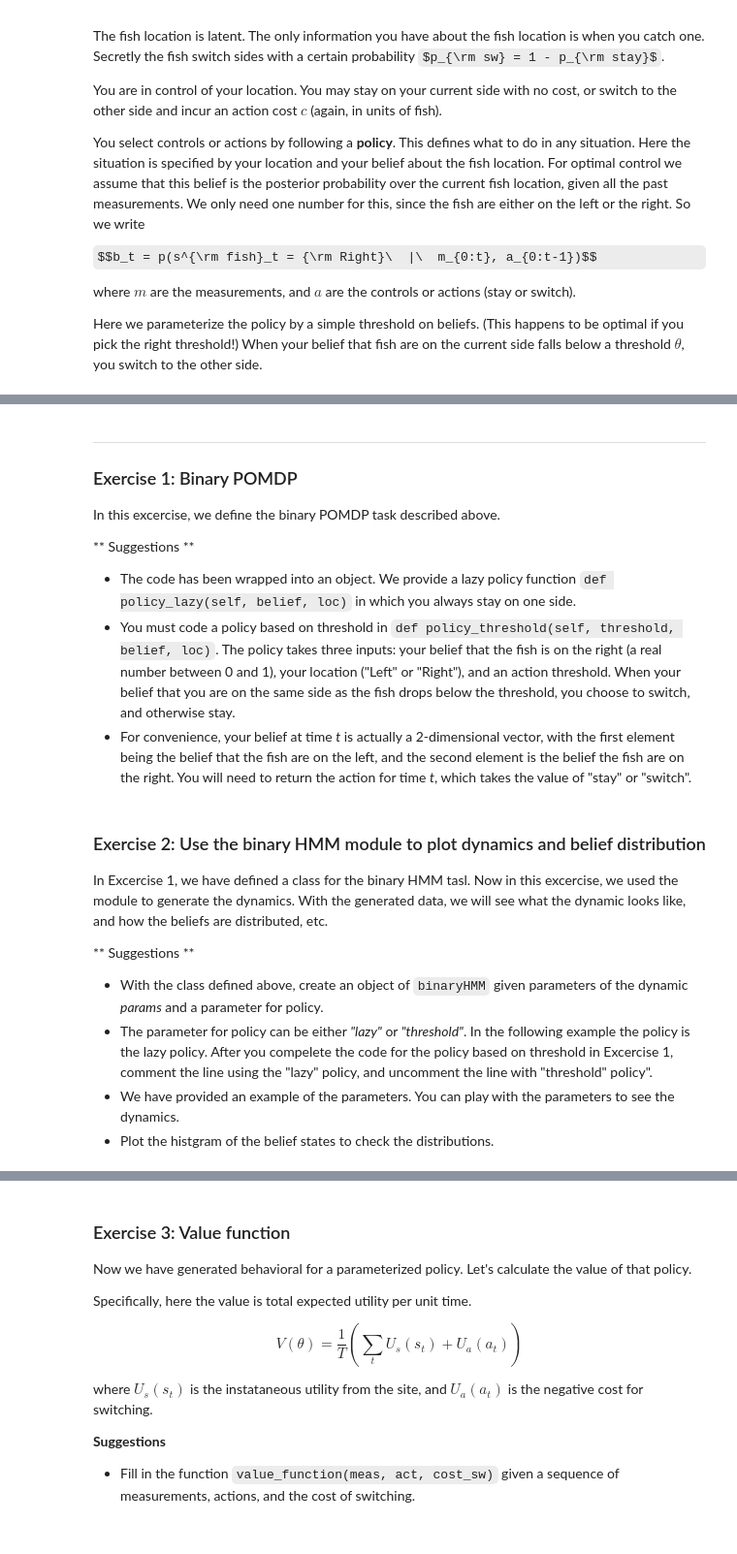
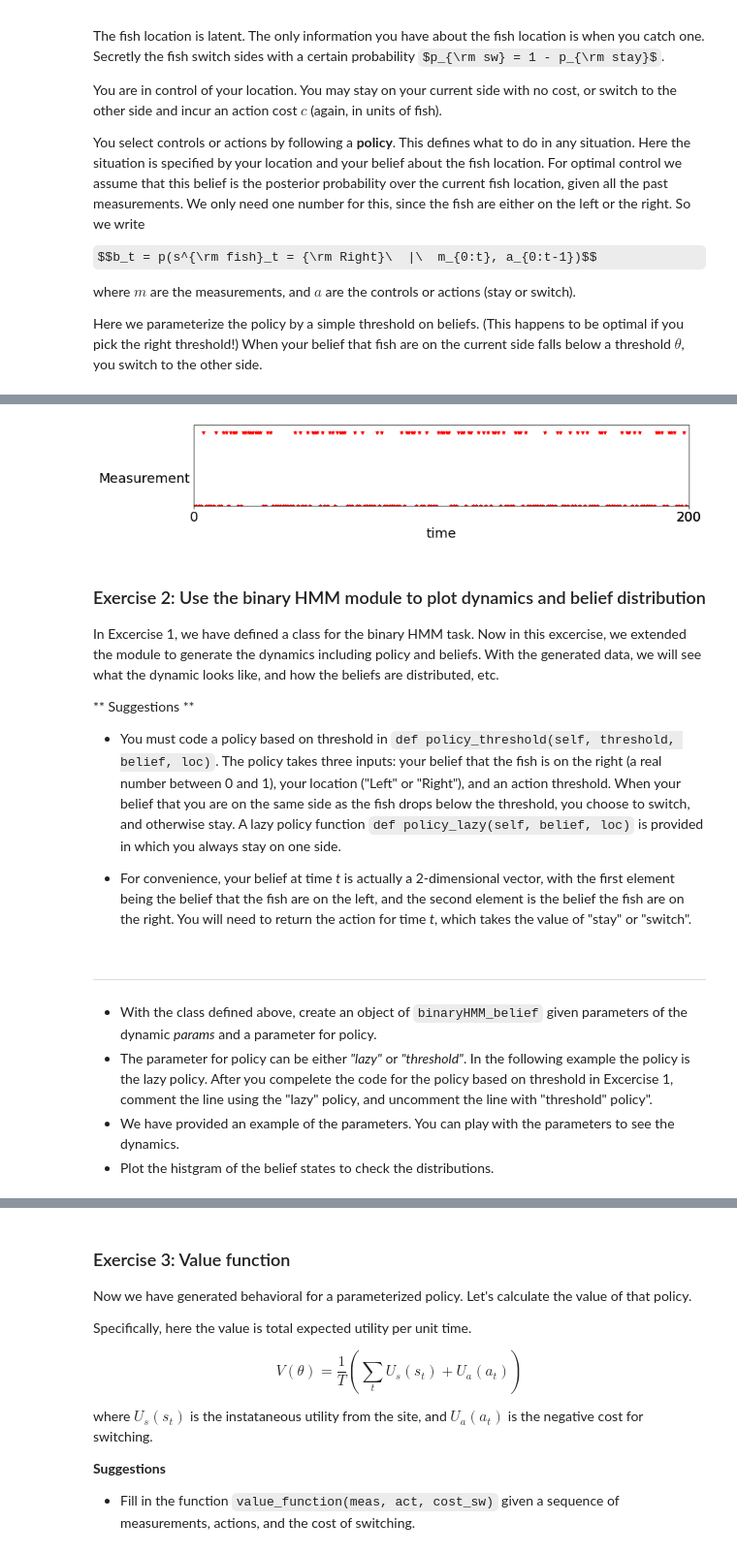
Before and after one commit to zhengww/NeuroMatchAcademy, a Jupyter notebook: Tutorial1_optimal_control_discrete.ipynb, the cells around one changed output, grey strips where cells are left out. Shown: that part at 97% size. Drawn from its saved outputs; the diff is of its cells as text; code cells hidden in the pictures; some formulas as TeX source.

```diff
--- a/Tutorial1_optimal_control_discrete.ipynb
+++ b/Tutorial1_optimal_control_discrete.ipynb
@@ -48,10 +185,25 @@ Here we parameterize the policy by a simple threshold on beliefs. (This happens
+# %%
+T = 1000
+
+p_stay = 1     # probability fish stay
+rp_high = .4    # p(catch fish) when you're on their side
+rp_low = .1     # p(catch fish) when you're on other side
+# %%
+params = [T, p_stay, rp_high, rp_low, _]
+
+binaryHMM_test = binaryHMM(params, world_initial= 0, loc_initial=0)
+world_state, loc, meas = binaryHMM_test.generateProcess_lazy()
+binaryHMM_test.plot_meas(meas)
+# %% [output]
+[figure, added]
 # %% [markdown]
----
-### Exercise 1: Binary POMDP
-In this excercise, we define the binary POMDP task described above.
+### Exercise 2: Use the binary HMM module to plot dynamics and belief distribution
+
+In Excercise 1, we have defined a class for the binary HMM task. Now in this excercise, we extended the module to generate the dynamics including policy and beliefs. With the generated data, we will see what the dynamic looks like, and how the beliefs are distributed, etc.
 
 ** Suggestions **
-* The code has been wrapped into an object. We provide a lazy policy function `def policy_lazy(self, belief, loc)` in which you always stay on one side.
-* You must code a policy based on threshold in `def policy_threshold(self, threshold, belief, loc)`. The policy takes three inputs: your belief that the fish is on the right (a real number between 0 and 1), your location ("Left" or "Right"), and an action threshold. When your belief that you are on the same side as the fish drops below the threshold, you choose to switch, and otherwise stay.
+
+* You must code a policy based on threshold in `def policy_threshold(self, threshold, belief, loc)`. The policy takes three inputs: your belief that the fish is on the right (a real number between 0 and 1), your location ("Left" or "Right"), and an action threshold. When your belief that you are on the same side as the fish drops below the threshold, you choose to switch, and otherwise stay. A lazy policy function `def policy_lazy(self, belief, loc)` is provided in which you always stay on one side.
+
 * For convenience, your belief at time *t* is actually a 2-dimensional vector, with the first element being the belief that the fish are on the left, and the second element is the belief the fish are on the right. You will need to return the action for time *t*, which takes the value of "stay" or "switch".
 # %%
@@ -254,12 +384,9 @@ class binaryHMM():
         plt.hist(belief, bins)
         plt.show()
 # %% [markdown]
-### Exercise 2: Use the binary HMM module to plot dynamics and belief distribution
+---
 
-In Excercise 1, we have defined a class for the binary HMM tasl. Now in this excercise, we used the module to generate the dynamics. With the generated data, we will see what the dynamic looks like, and how the beliefs are distributed, etc.
-
-** Suggestions **
-* With the class defined above, create an object of `binaryHMM` given parameters of the dynamic *params* and a parameter for policy.
+* With the class defined above, create an object of `binaryHMM_belief` given parameters of the dynamic *params* and a parameter for policy.
 * The parameter for policy can be either *"lazy"* or *"threshold"*. In the following example the policy is the lazy policy. After you compelete the code for the policy based on threshold in Excercise 1, comment the line using the "lazy" policy, and uncomment the line with "threshold" policy".
 * We have provided an example of the parameters. You can play with the parameters to see the dynamics.
 * Plot the histgram of the belief states to check the distributions.
```
Also changed, not shown: parts of 15 cells of this notebook.
